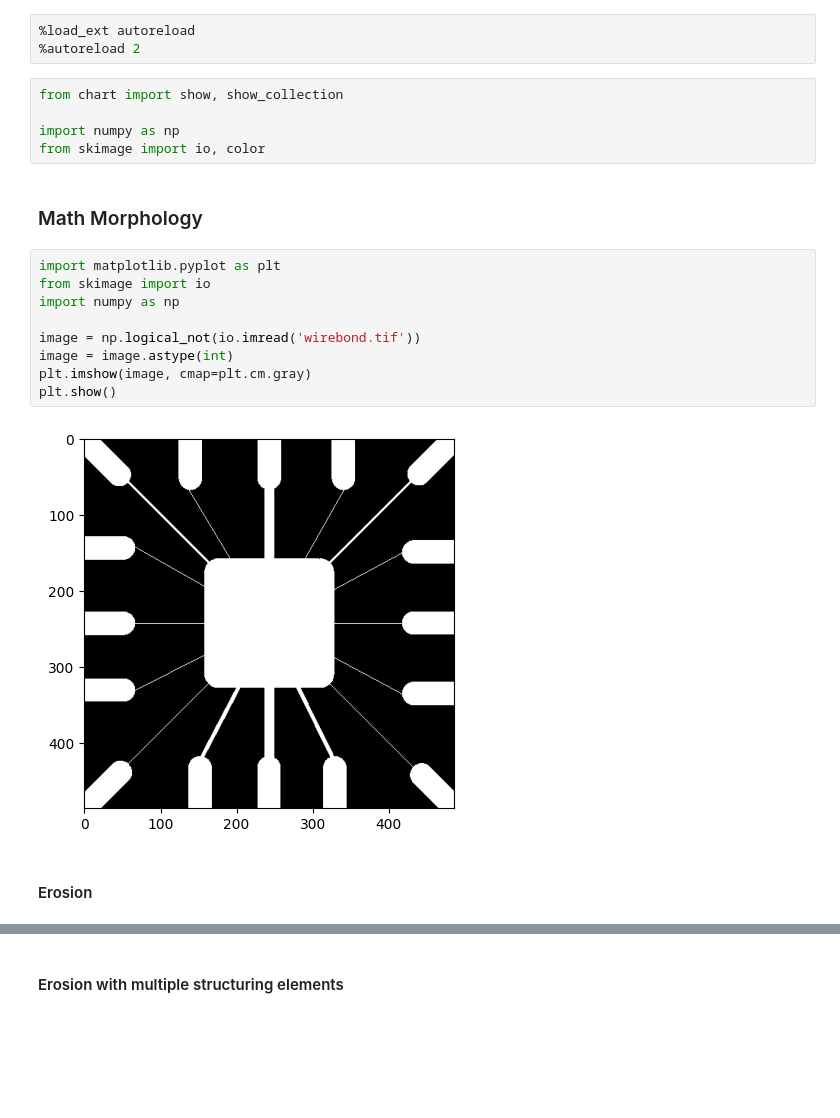
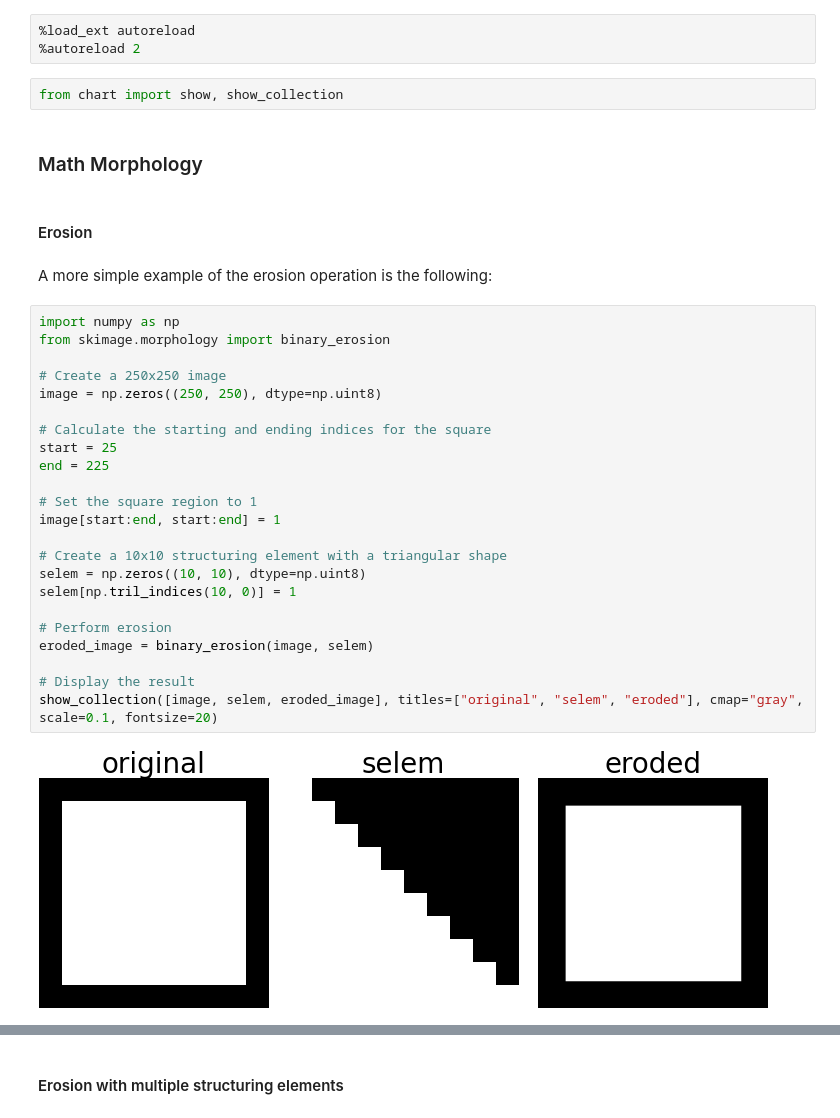
Before and after one commit to thiagopx/pdi, a Jupyter notebook: notebooks/6_morphology.ipynb, the cells around one changed output, grey strips where cells are left out. Drawn from its saved outputs; the diff is of its cells as text; blank space fills up the shorter version.

```diff
--- a/notebooks/6_morphology.ipynb
+++ b/notebooks/6_morphology.ipynb
@@ -3,21 +3,34 @@
 %autoreload 2
 # %%
 from chart import show, show_collection
-
-import numpy as np
-from skimage import io, color
 # %% [markdown]
 ### Math Morphology
-# %%
-import matplotlib.pyplot as plt
-from skimage import io
-import numpy as np
-
-image = np.logical_not(io.imread('wirebond.tif'))
-image = image.astype(int)
-plt.imshow(image, cmap=plt.cm.gray)
-plt.show()
-# %% [output]
-[figure, removed]
 # %% [markdown]
 #### Erosion
+# %% [markdown]
+A more simple example of the erosion operation is the following:
+# %%
+import numpy as np
+from skimage.morphology import binary_erosion
+
+# Create a 250x250 image
+image = np.zeros((250, 250), dtype=np.uint8)
+
+# Calculate the starting and ending indices for the square
+start = 25
+end = 225
+
+# Set the square region to 1
+image[start:end, start:end] = 1
+
+# Create a 10x10 structuring element with a triangular shape
+selem = np.zeros((10, 10), dtype=np.uint8)
+selem[np.tril_indices(10, 0)] = 1
+
+# Perform erosion
+eroded_image = binary_erosion(image, selem)
+
+# Display the result
+show_collection([image, selem, eroded_image], titles=["original", "selem", "eroded"], cmap="gray", scale=0.1, fontsize=20)
+# %% [output]
+[figure, added]
```
Also changed, not shown: parts of 10 cells of this notebook, 1 other file.
